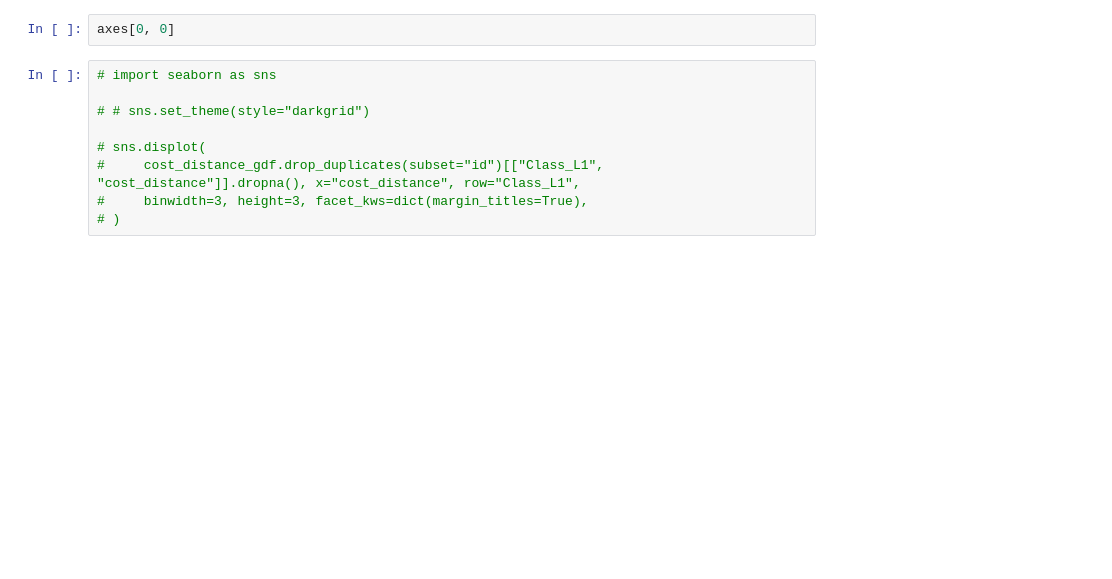
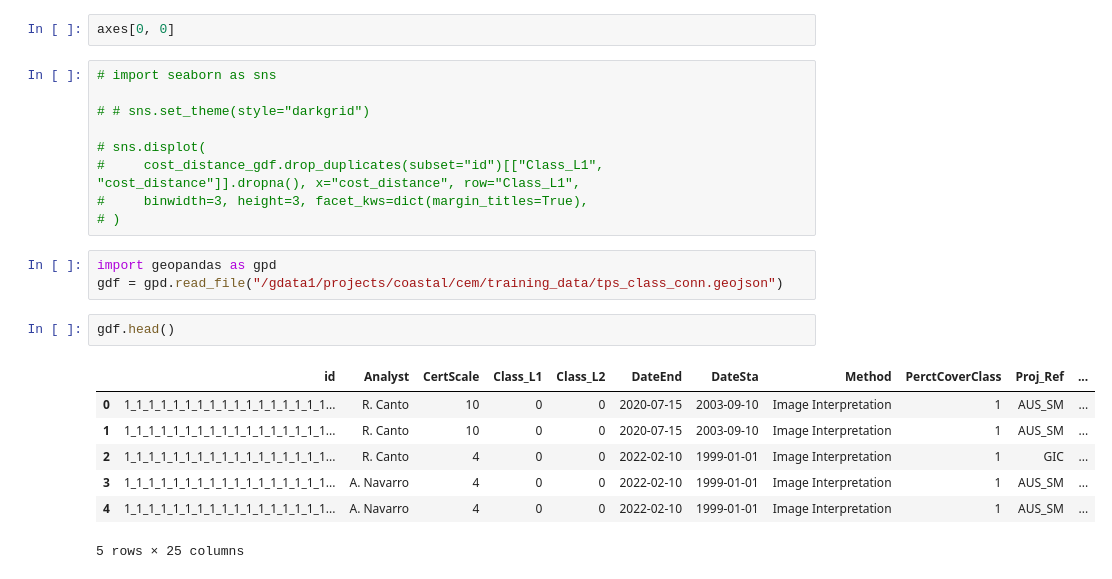
Before and after one commit to GeoscienceAustralia/dea-intertidal, a Jupyter notebook: notebooks/experimental/Extents_experiments.ipynb, the cells around one changed output. Drawn from its saved outputs; the diff is of its cells as text; blank space fills up the shorter version.

```diff
--- a/notebooks/experimental/Extents_experiments.ipynb
+++ b/notebooks/experimental/Extents_experiments.ipynb
@@ -795,3 +1033,16 @@ axes[0, 0]
 #     cost_distance_gdf.drop_duplicates(subset="id")[["Class_L1", "cost_distance"]].dropna(), x="cost_distance", row="Class_L1",
 #     binwidth=3, height=3, facet_kws=dict(margin_titles=True),
 # )
+# %%
+import geopandas as gpd
+gdf = gpd.read_file("/gdata1/projects/coastal/cem/training_data/tps_class_conn.geojson")
+# %%
+gdf.head()
+# %% [output]
+|  | id | Analyst | CertScale | Class_L1 | Class_L2 | DateEnd | DateSta | Method | PerctCoverClass | Proj_Ref | ... |
+| 0 | 1_1_1_1_1_1_1_1_1_1_1_1_1_1_1_1_1... | R. Canto | 10 | 0 | 0 | 2020-07-15 | 2003-09-10 | Image Interpretation | 1 | AUS_SM | ... |
+| 1 | 1_1_1_1_1_1_1_1_1_1_1_1_1_1_1_1_1... | R. Canto | 10 | 0 | 0 | 2020-07-15 | 2003-09-10 | Image Interpretation | 1 | AUS_SM | ... |
+| 2 | 1_1_1_1_1_1_1_1_1_1_1_1_1_1_1_1_1... | R. Canto | 4 | 0 | 0 | 2022-02-10 | 1999-01-01 | Image Interpretation | 1 | GIC | ... |
+| 3 | 1_1_1_1_1_1_1_1_1_1_1_1_1_1_1_1_1... | A. Navarro | 4 | 0 | 0 | 2022-02-10 | 1999-01-01 | Image Interpretation | 1 | AUS_SM | ... |
+| 4 | 1_1_1_1_1_1_1_1_1_1_1_1_1_1_1_1_1... | A. Navarro | 4 | 0 | 0 | 2022-02-10 | 1999-01-01 | Image Interpretation | 1 | AUS_SM | ... |
+5 rows × 25 columns
```
Also changed, not shown: parts of 35 cells of this notebook, 2 other files.
